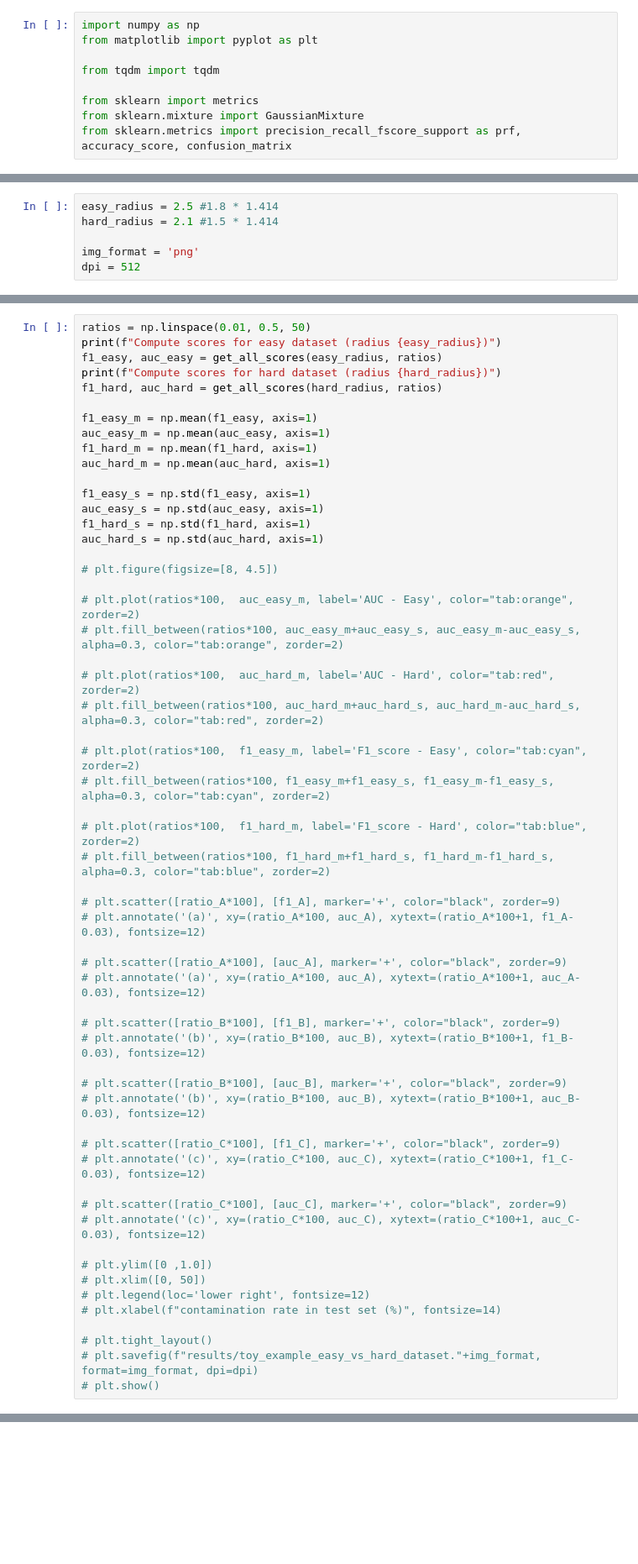
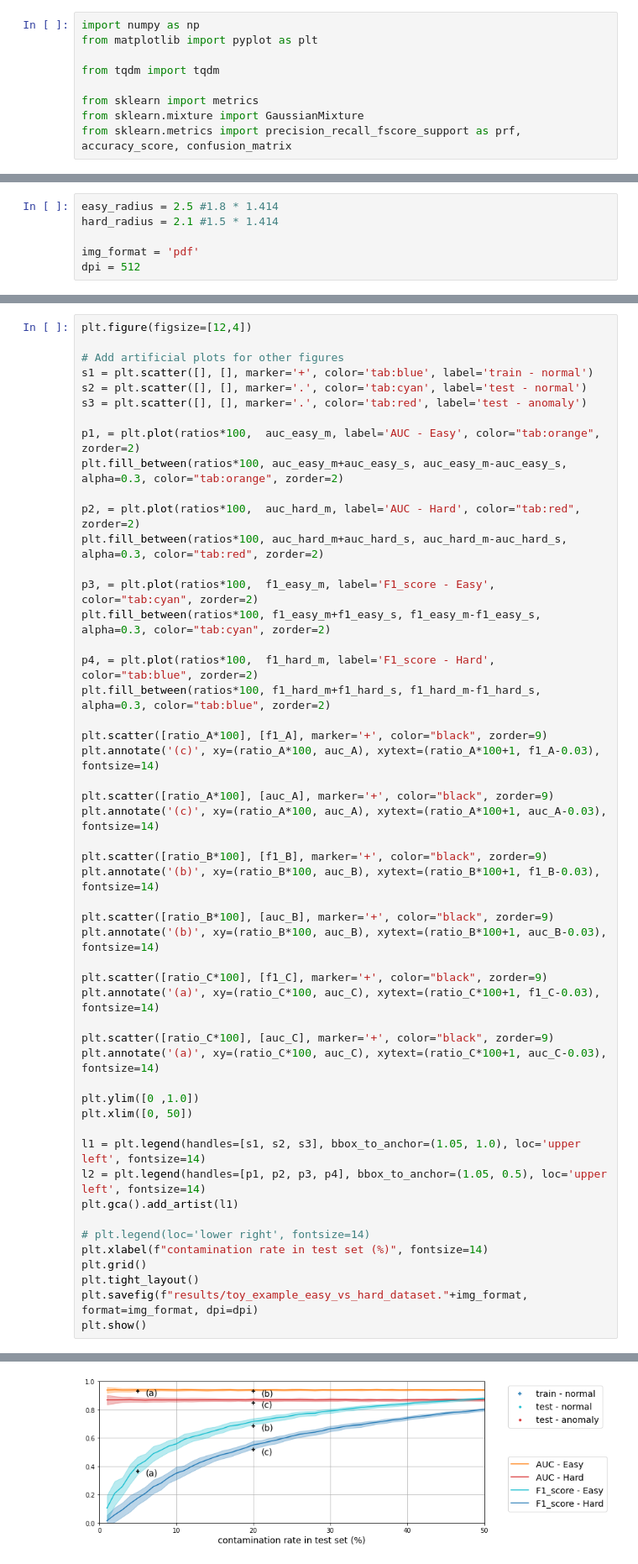
Before and after one commit to euranova/F1-Score-is-Biased, a Jupyter notebook: Toy Dataset Experiments (Fig7).ipynb, the cells around one changed output, grey strips where cells are left out. Shown at 84% size. Saved outputs shown, nothing was run; the diff lists cells and outputs as text; blank space fills up the shorter version.

```diff
--- a/Toy Dataset Experiments (Fig7).ipynb
+++ b/Toy Dataset Experiments (Fig7).ipynb
@@ -99,7 +99,7 @@ def get_all_scores(radius, ratios):
 easy_radius = 2.5 #1.8 * 1.414
 hard_radius = 2.1 #1.5 * 1.414
 
-img_format = 'png'
+img_format = 'pdf'
 dpi = 512
 # %%
 ratio_A = 0.2
@@ -117,58 +136,52 @@ f1_C, auc_C = plot_toy_dataset(ratio_C, easy_radius)
 # %%
-ratios = np.linspace(0.01, 0.5, 50)
-print(f"Compute scores for easy dataset (radius {easy_radius})")
-f1_easy, auc_easy = get_all_scores(easy_radius, ratios)
-print(f"Compute scores for hard dataset (radius {hard_radius})")
-f1_hard, auc_hard = get_all_scores(hard_radius, ratios)
+plt.figure(figsize=[12,4])
 
-f1_easy_m = np.mean(f1_easy, axis=1)
-auc_easy_m = np.mean(auc_easy, axis=1)
-f1_hard_m = np.mean(f1_hard, axis=1)
-auc_hard_m = np.mean(auc_hard, axis=1)
+# Add artificial plots for other figures
+s1 = plt.scatter([], [], marker='+', color='tab:blue', label='train - normal')
+s2 = plt.scatter([], [], marker='.', color='tab:cyan', label='test - normal')
+s3 = plt.scatter([], [], marker='.', color='tab:red', label='test - anomaly')
 
-f1_easy_s = np.std(f1_easy, axis=1)
-auc_easy_s = np.std(auc_easy, axis=1)
-f1_hard_s = np.std(f1_hard, axis=1)
-auc_hard_s = np.std(auc_hard, axis=1)
+p1, = plt.plot(ratios*100,  auc_easy_m, label='AUC - Easy', color="tab:orange", zorder=2)
+plt.fill_between(ratios*100, auc_easy_m+auc_easy_s, auc_easy_m-auc_easy_s, alpha=0.3, color="tab:orange", zorder=2)
 
-# plt.figure(figsize=[8, 4.5])
+p2, = plt.plot(ratios*100,  auc_hard_m, label='AUC - Hard', color="tab:red", zorder=2)
+plt.fill_between(ratios*100, auc_hard_m+auc_hard_s, auc_hard_m-auc_hard_s, alpha=0.3, color="tab:red", zorder=2)
 
-# plt.plot(ratios*100,  auc_easy_m, label='AUC - Easy', color="tab:orange", zorder=2)
-# plt.fill_between(ratios*100, auc_easy_m+auc_easy_s, auc_easy_m-auc_easy_s, alpha=0.3, color="tab:orange", zorder=2)
+p3, = plt.plot(ratios*100,  f1_easy_m, label='F1_score - Easy', color="tab:cyan", zorder=2)
+plt.fill_between(ratios*100, f1_easy_m+f1_easy_s, f1_easy_m-f1_easy_s, alpha=0.3, color="tab:cyan", zorder=2)
 
-# plt.plot(ratios*100,  auc_hard_m, label='AUC - Hard', color="tab:red", zorder=2)
-# plt.fill_between(ratios*100, auc_hard_m+auc_hard_s, auc_hard_m-auc_hard_s, alpha=0.3, color="tab:red", zorder=2)
+p4, = plt.plot(ratios*100,  f1_hard_m, label='F1_score - Hard', color="tab:blue", zorder=2)
+plt.fill_between(ratios*100, f1_hard_m+f1_hard_s, f1_hard_m-f1_hard_s, alpha=0.3, color="tab:blue", zorder=2)
 
-# plt.plot(ratios*100,  f1_easy_m, label='F1_score - Easy', color="tab:cyan", zorder=2)
-# plt.fill_between(ratios*100, f1_easy_m+f1_easy_s, f1_easy_m-f1_easy_s, alpha=0.3, color="tab:cyan", zorder=2)
+plt.scatter([ratio_A*100], [f1_A], marker='+', color="black", zorder=9)
+plt.annotate('(c)', xy=(ratio_A*100, auc_A), xytext=(ratio_A*100+1, f1_A-0.03), fontsize=14)
 
-# plt.plot(ratios*100,  f1_hard_m, label='F1_score - Hard', color="tab:blue", zorder=2)
-# plt.fill_between(ratios*100, f1_hard_m+f1_hard_s, f1_hard_m-f1_hard_s, alpha=0.3, color="tab:blue", zorder=2)
+plt.scatter([ratio_A*100], [auc_A], marker='+', color="black", zorder=9)
+plt.annotate('(c)', xy=(ratio_A*100, auc_A), xytext=(ratio_A*100+1, auc_A-0.03), fontsize=14)
 
-# plt.scatter([ratio_A*100], [f1_A], marker='+', color="black", zorder=9)
-# plt.annotate('(a)', xy=(ratio_A*100, auc_A), xytext=(ratio_A*100+1, f1_A-0.03), fontsize=12)
+plt.scatter([ratio_B*100], [f1_B], marker='+', color="black", zorder=9)
+plt.annotate('(b)', xy=(ratio_B*100, auc_B), xytext=(ratio_B*100+1, f1_B-0.03), fontsize=14)
 
-# plt.scatter([ratio_A*100], [auc_A], marker='+', color="black", zorder=9)
-# plt.annotate('(a)', xy=(ratio_A*100, auc_A), xytext=(ratio_A*100+1, auc_A-0.03), fontsize=12)
+plt.scatter([ratio_B*100], [auc_B], marker='+', color="black", zorder=9)
+plt.annotate('(b)', xy=(ratio_B*100, auc_B), xytext=(ratio_B*100+1, auc_B-0.03), fontsize=14)
 
-# plt.scatter([ratio_B*100], [f1_B], marker='+', color="black", zorder=9)
-# plt.annotate('(b)', xy=(ratio_B*100, auc_B), xytext=(ratio_B*100+1, f1_B-0.03), fontsize=12)
+plt.scatter([ratio_C*100], [f1_C], marker='+', color="black", zorder=9)
+plt.annotate('(a)', xy=(ratio_C*100, auc_C), xytext=(ratio_C*100+1, f1_C-0.03), fontsize=14)
 
-# plt.scatter([ratio_B*100], [auc_B], marker='+', color="black", zorder=9)
-# plt.annotate('(b)', xy=(ratio_B*100, auc_B), xytext=(ratio_B*100+1, auc_B-0.03), fontsize=12)
+plt.scatter([ratio_C*100], [auc_C], marker='+', color="black", zorder=9)
+plt.annotate('(a)', xy=(ratio_C*100, auc_C), xytext=(ratio_C*100+1, auc_C-0.03), fontsize=14)
 
-# plt.scatter([ratio_C*100], [f1_C], marker='+', color="black", zorder=9)
-# plt.annotate('(c)', xy=(ratio_C*100, auc_C), xytext=(ratio_C*100+1, f1_C-0.03), fontsize=12)
+plt.ylim([0 ,1.0])
+plt.xlim([0, 50])
 
-# plt.scatter([ratio_C*100], [auc_C], marker='+', color="black", zorder=9)
-# plt.annotate('(c)', xy=(ratio_C*100, auc_C), xytext=(ratio_C*100+1, auc_C-0.03), fontsize=12)
+l1 = plt.legend(handles=[s1, s2, s3], bbox_to_anchor=(1.05, 1.0), loc='upper left', fontsize=14)
+l2 = plt.legend(handles=[p1, p2, p3, p4], bbox_to_anchor=(1.05, 0.5), loc='upper left', fontsize=14)
+plt.gca().add_artist(l1)
 
-# plt.ylim([0 ,1.0])
-# plt.xlim([0, 50])
-# plt.legend(loc='lower right', fontsize=12)
-# plt.xlabel(f"contamination rate in test set (%)", fontsize=14)
-
-# plt.tight_layout()
-# plt.savefig(f"results/toy_example_easy_vs_hard_dataset."+img_format, format=img_format, dpi=dpi)
-# plt.show()
+# plt.legend(loc='lower right', fontsize=14)
+plt.xlabel(f"contamination rate in test set (%)", fontsize=14)
+plt.grid()
+plt.tight_layout()
+plt.savefig(f"results/toy_example_easy_vs_hard_dataset."+img_format, format=img_format, dpi=dpi)
+plt.show()
 # %% [output]
@@ -195,0 +188 @@ TypeError: object of type 'NoneType' has no len()
+[figure, added]
```
Also changed, not shown: parts of 3 cells of this notebook, 9 other files.
